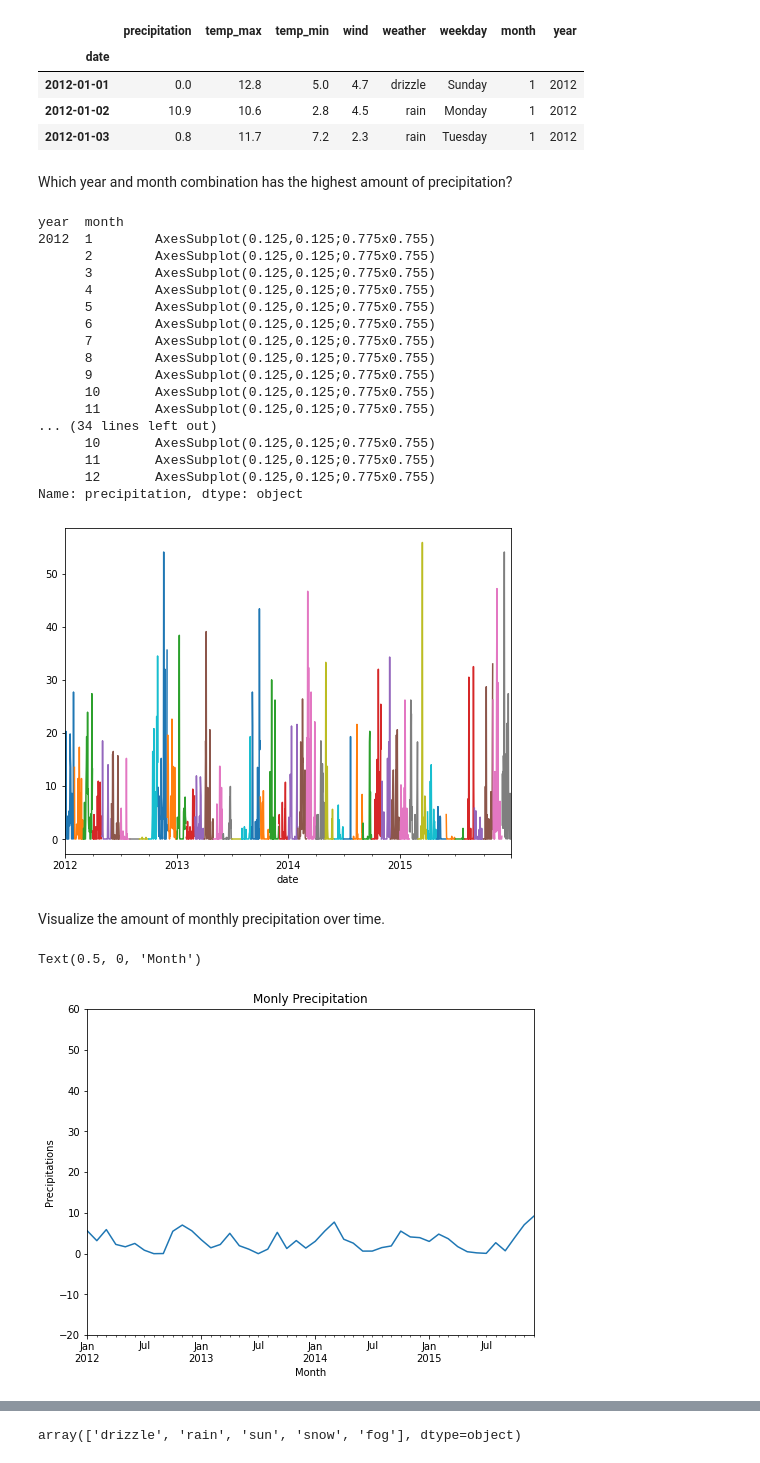
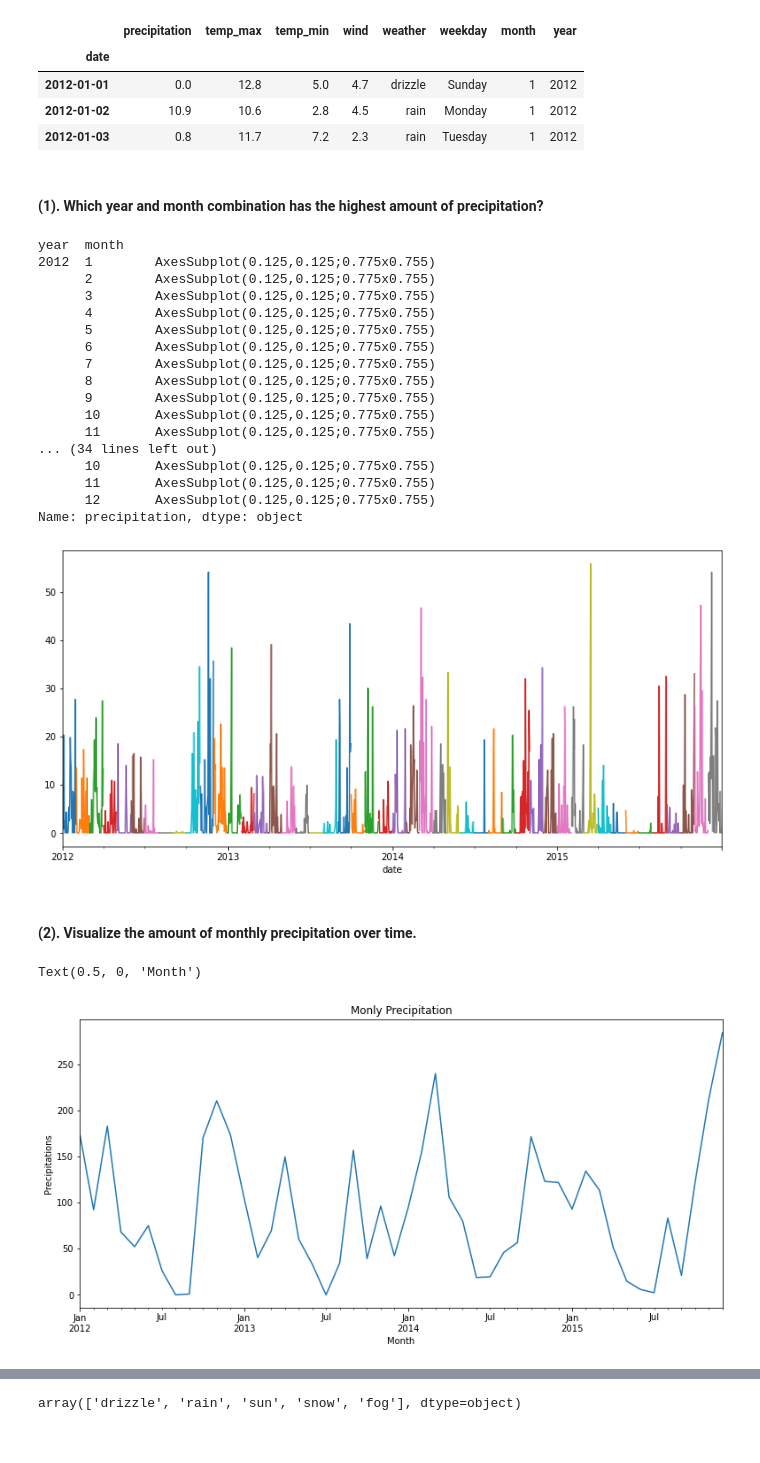
Before and after one commit to stephenkipkurui/time-series-exercises, a Jupyter notebook: working_with_time_series_data.ipynb, the cells around one changed output, grey strips where cells are left out. Saved outputs shown, nothing was run; the diff lists cells and outputs as text; code cells hidden in the pictures.

Commit message:
Time Series Exercises

```diff
--- a/working_with_time_series_data.ipynb
+++ b/working_with_time_series_data.ipynb
@@ -23,6 +23,8 @@ import pandas as pd
 import seaborn as sns
 import matplotlib.pyplot as plt
 import numpy as np
+from acquire import get_opsd_data
+from prepare import prepare_store_data, prepare_ops_data
 
 # Datetime imports
 import datetime
@@ -31,7 +33,7 @@ import datetime
 from vega_datasets import data
 
 # set figure size
-plt.rcParams["figure.figsize"] = (8,6)
+plt.rcParams["figure.figsize"] = (13,6)
 # %%
 # Call and re-assign df
 df = data.sf_temps()
@@ -215,7 +230,7 @@ climate.head(3)
 | 2012-01-02 | 10.9 | 10.6 | 2.8 | 4.5 | rain | Monday | 1 | 2012 |
 | 2012-01-03 | 0.8 | 11.7 | 7.2 | 2.3 | rain | Tuesday | 1 | 2012 |
 # %% [markdown]
-Which year and month combination has the highest amount of precipitation?
+#### (1). Which year and month combination has the highest amount of precipitation?
 # %%
 climate.groupby(['year','month']).precipitation.plot()
 # %% [output]
@@ -236,16 +251,15 @@ year  month
       11       AxesSubplot(0.125,0.125;0.775x0.755)
       12       AxesSubplot(0.125,0.125;0.775x0.755)
 Name: precipitation, dtype: object
-[figure, old version]
+[figure, new version]
 # %% [markdown]
-Visualize the amount of monthly precipitation over time.
+#### (2). Visualize the amount of monthly precipitation over time.
 # %%
-climate.precipitation.resample('M').mean().plot()
-plt.ylim(-20, 60)
+climate.precipitation.resample('M').sum().plot()
 plt.title('Monly Precipitation')
 plt.ylabel('Precipitations')
 plt.xlabel('Month')
 # %% [output]
 Text(0.5, 0, 'Month')
-[figure, old version]
+[figure, new version]
 # %% [markdown]
```
Also changed, not shown: parts of 36 cells of this notebook.
